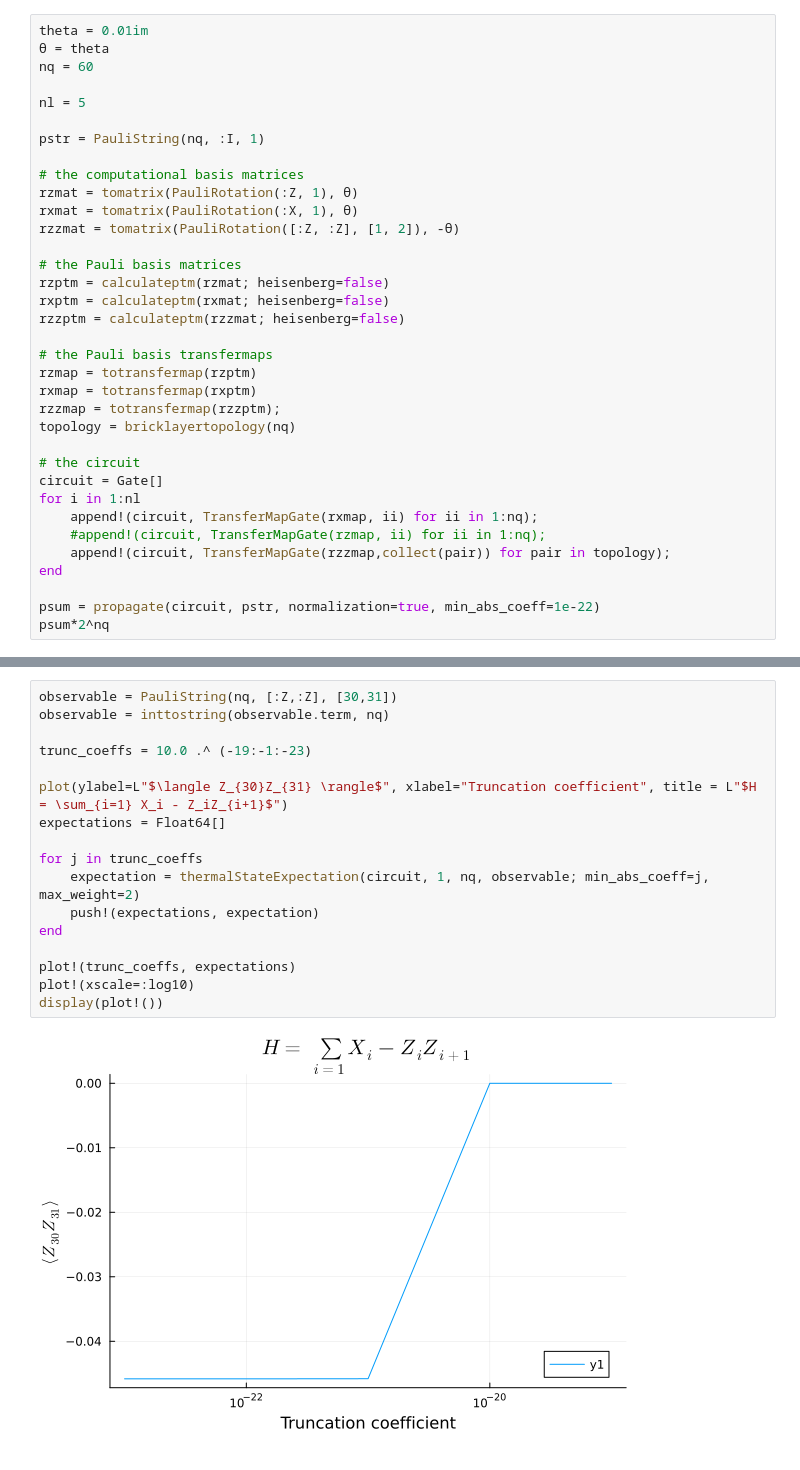
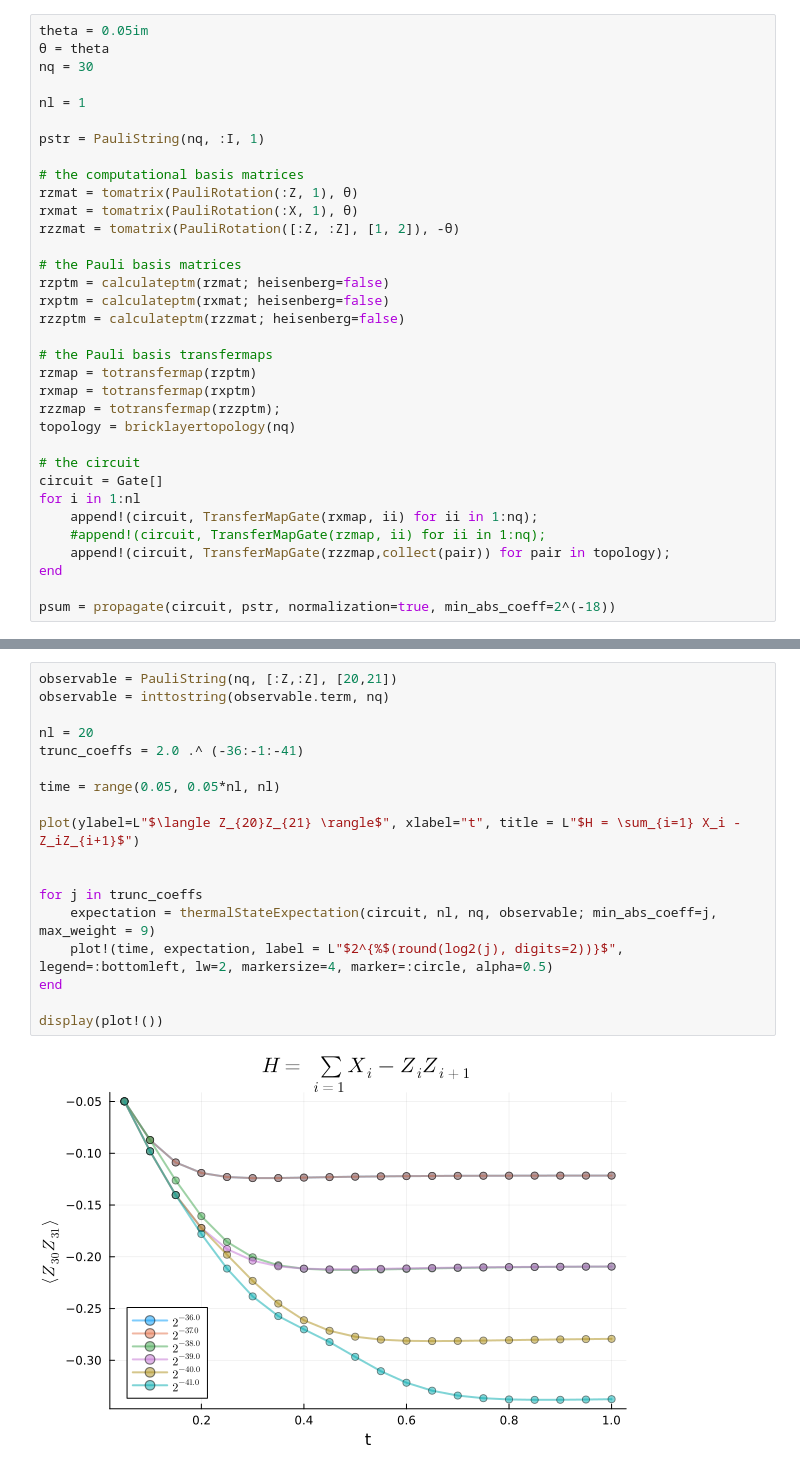
Before and after one commit to wrightjandrew/ImaginaryTimeEvolutionPauliPropagation, a Jupyter notebook: imaginaryTimeEvolution/tests2.ipynb, the cells around one changed output, grey strips where cells are left out. Cells and saved outputs as stored; diff of their text form.

Commit message:
expectation as functions of time and truncations added

```diff
--- a/imaginaryTimeEvolution/tests2.ipynb
+++ b/imaginaryTimeEvolution/tests2.ipynb
@@ -218,11 +217,11 @@ end
 # %% [output]
 expectationValue (generic function with 1 method)
 # %%
-theta = 0.01im
+theta = 0.05im
 θ = theta
-nq = 60
+nq = 30
 
-nl = 5
+nl = 1
 
 pstr = PauliString(nq, :I, 1)
 
@@ -250,6 +249,5 @@ for i in 1:nl
     append!(circuit, TransferMapGate(rzzmap,collect(pair)) for pair in topology);
 end
 
-psum = propagate(circuit, pstr, normalization=true, min_abs_coeff=1e-22)
-psum*2^nq
+psum = propagate(circuit, pstr, normalization=true, min_abs_coeff=2^(-18))
 # %% [output]
@@ -272,20 +270,21 @@ PauliSum(nqubits: 60, 7023 Pauli terms:
   ⋮)
 # %%
-observable = PauliString(nq, [:Z,:Z], [30,31])
+observable = PauliString(nq, [:Z,:Z], [20,21])
 observable = inttostring(observable.term, nq)
 
-trunc_coeffs = 10.0 .^ (-19:-1:-23)
+nl = 20
+trunc_coeffs = 2.0 .^ (-36:-1:-41)
 
-plot(ylabel=L"$\langle Z_{30}Z_{31} \rangle$", xlabel="Truncation coefficient", title = L"$H = \sum_{i=1} X_i - Z_iZ_{i+1}$")
-expectations = Float64[]
+time = range(0.05, 0.05*nl, nl)
+
+plot(ylabel=L"$\langle Z_{20}Z_{21} \rangle$", xlabel="t", title = L"$H = \sum_{i=1} X_i - Z_iZ_{i+1}$")
+
 
 for j in trunc_coeffs
-    expectation = thermalStateExpectation(circuit, 1, nq, observable; min_abs_coeff=j, max_weight=2)
-    push!(expectations, expectation)
+    expectation = thermalStateExpectation(circuit, nl, nq, observable; min_abs_coeff=j, max_weight = 9)
+    plot!(time, expectation, label = L"$2^{%$(round(log2(j), digits=2))}$", legend=:bottomleft, lw=2, markersize=4, marker=:circle, alpha=0.5)
 end
 
-plot!(trunc_coeffs, expectations)
-plot!(xscale=:log10)
 display(plot!())
 # %% [output]
-[figure, old version]
+[figure, new version]
```
Also changed, not shown: parts of 5 cells of this notebook, 2 other files.
